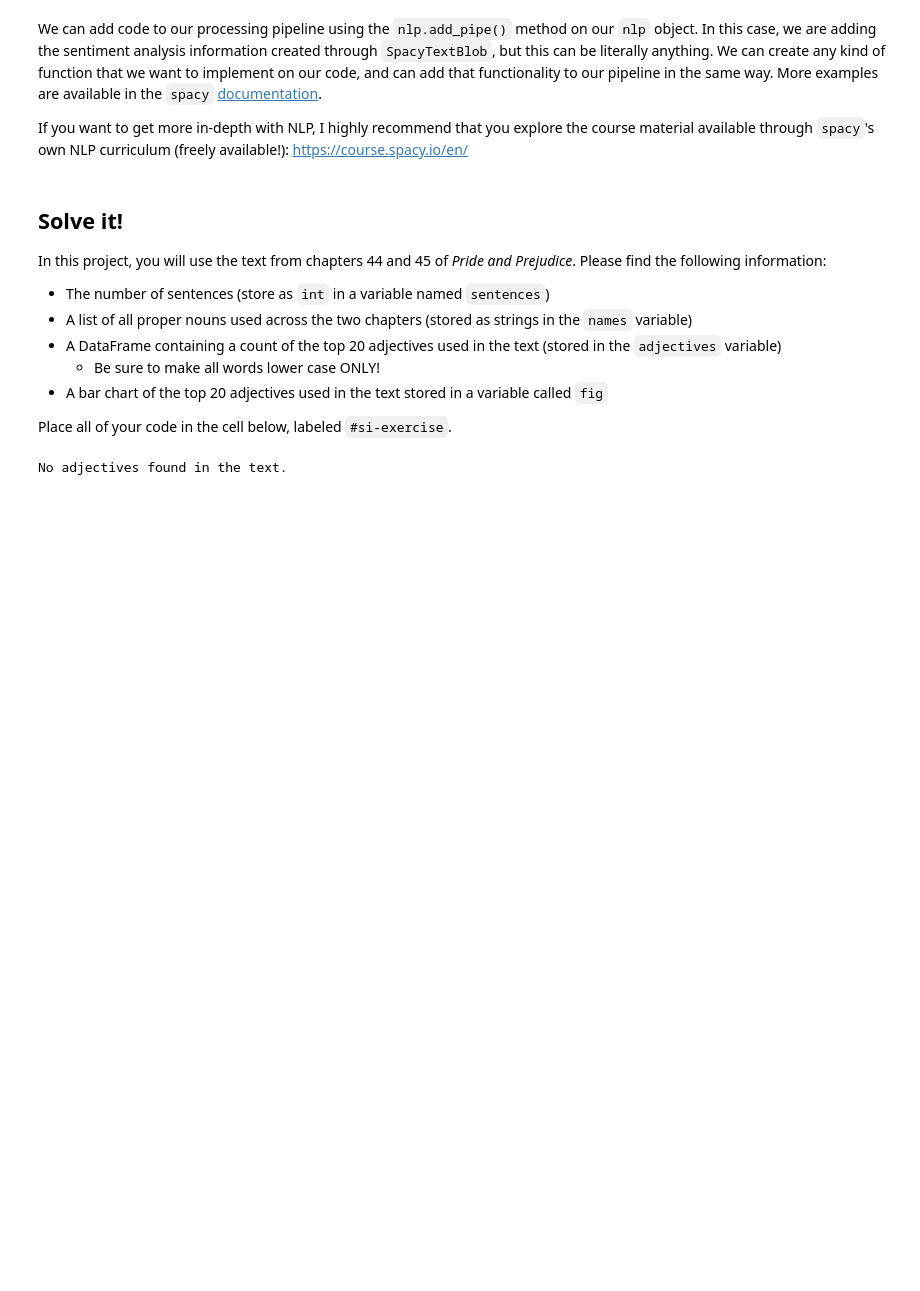
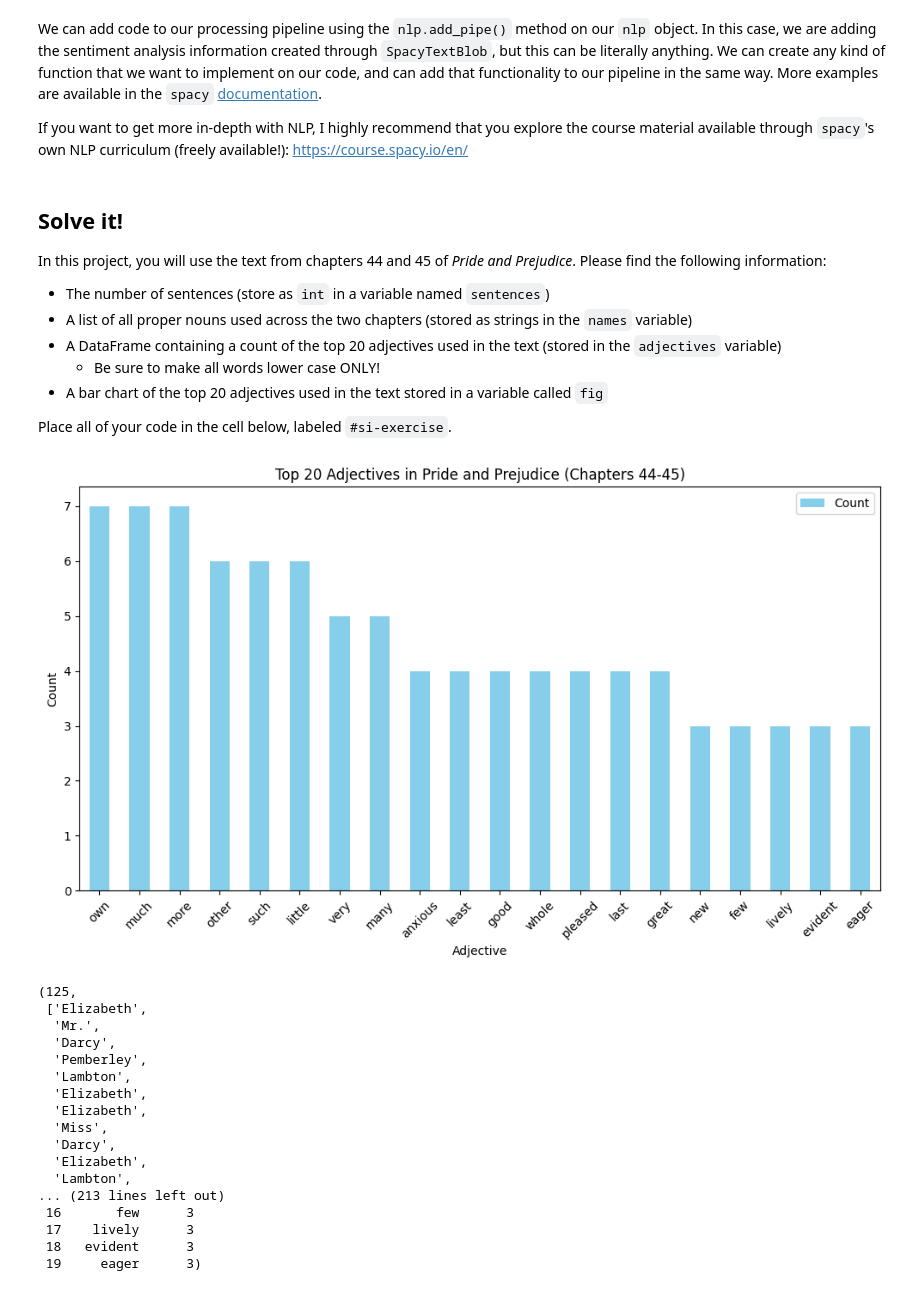
Before and after one commit to UNOBusinessForecasting/assignment-12-natural-language-processing-nlp-with-spacy-ismaelbjr, a Jupyter notebook: Lesson.ipynb, the cells around one changed output. Cells and saved outputs as stored; diff of their text form; code cells hidden in the pictures; blank space fills up the shorter version.

```diff
--- a/Lesson.ipynb
+++ b/Lesson.ipynb
@@ -207,49 +207,56 @@ Place all of your code in the cell below, labeled `#si-exercise`.
 # %%
 # si-exercise
 
-import requests
-import spacy
 import pandas as pd
 import matplotlib.pyplot as plt
+import requests
+from collections import Counter
+import spacy
+
+text_url = "https://raw.githubusercontent.com/dustywhite7/Econ8320/master/AssignmentData/prideAndPrejudiceChapters.txt"
+pride_and_prejudice = requests.get(text_url).text
 
 nlp = spacy.load("en_core_web_sm")
 
-pride_and_prejudice_url = "https://www.gutenberg.org/files/1342/1342-0.txt"
-response = requests.get(pride_and_prejudice_url)
-text = response.text
-
-start_index_chapter_44 = text.find("Chapter 44")
-end_index_chapter_45 = text.find("Chapter 46")
-
-chapter_44_45_text = text[start_index_chapter_44:end_index_chapter_45]
-
-doc = nlp(chapter_44_45_text)
+doc = nlp(pride_and_prejudice)
 
 sentences = len(list(doc.sents))
 
-names = [token.text.lower() for token in doc if token.pos_ == "PROPN"]
+proper_nouns = [token.text for token in doc if token.pos_ == "PROPN" and token.text[0].isupper()]
 
-adjectives_count = {}
-for token in doc:
-    if token.pos_ == "ADJ":
-        word = token.text.lower()
-        adjectives_count[word] = adjectives_count.get(word, 0) + 1
+proper_nouns = [noun for noun in proper_nouns if len(noun.split()) <= 2]
 
-adjectives_df = pd.DataFrame(list(adjectives_count.items()), columns=["Adjective", "Count"])
-adjectives_df["Count"] = pd.to_numeric(adjectives_df["Count"])
-adjectives_df = adjectives_df.sort_values(by="Count", ascending=False).head(20)
+adjectives = Counter([token.text.lower() for token in doc if token.pos_ == "ADJ"])
 
-if not adjectives_df.empty:
-    fig, ax = plt.subplots(figsize=(10, 6))
-    adjectives_df.plot(kind="bar", x="Adjective", y="Count", ax=ax, color="skyblue")
-    ax.set_title("Top 20 Adjectives in Pride and Prejudice (Chapters 44-45)")
-    ax.set_xlabel("Adjective")
-    ax.set_ylabel("Count")
-    plt.xticks(rotation=45, ha="right")
-    plt.tight_layout()
+adjectives_df = pd.DataFrame(adjectives.most_common(20), columns=["Adjective", "Count"])
 
-    plt.show()
-else:
-    print("No adjectives found in the text.")
+fig, ax = plt.subplots(figsize=(10, 6))
+adjectives_df.plot(kind="bar", x="Adjective", y="Count", ax=ax, color="skyblue")
+plt.title("Top 20 Adjectives in Pride and Prejudice (Chapters 44-45)")
+plt.xlabel("Adjective")
+plt.ylabel("Count")
+plt.xticks(rotation=45)
+plt.tight_layout()
+
+plt.show()
+
+sentences, proper_nouns, adjectives_df
 # %% [output]
+[figure, added]
-No adjectives found in the text.
+(125,
+ ['Elizabeth',
+  'Mr.',
+  'Darcy',
+  'Pemberley',
+  'Lambton',
+  'Elizabeth',
+  'Elizabeth',
+  'Miss',
+  'Darcy',
+  'Elizabeth',
+  'Lambton',
+... (213 lines left out)
+ 16       few      3
+ 17    lively      3
+ 18   evident      3
+ 19     eager      3)
```
